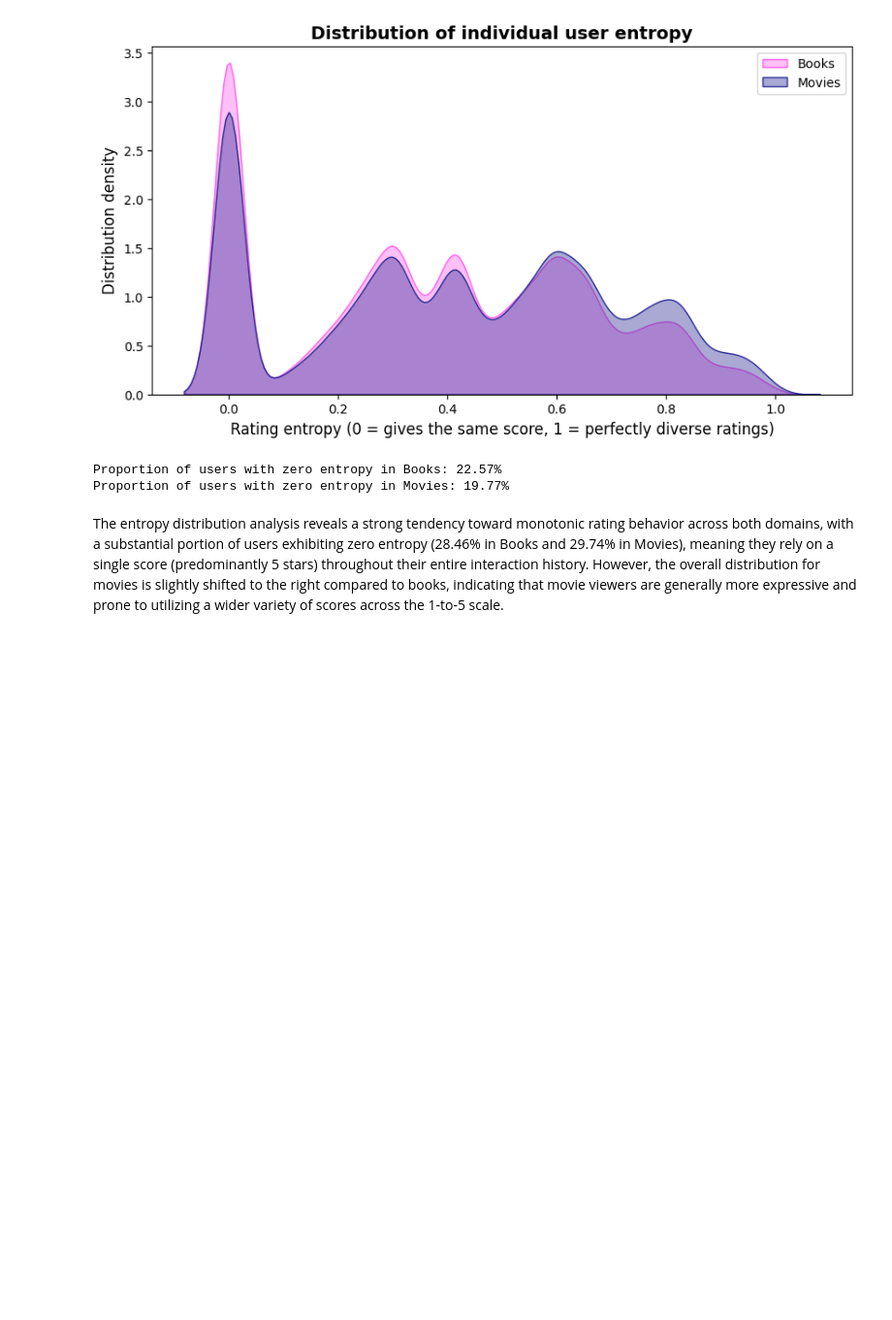
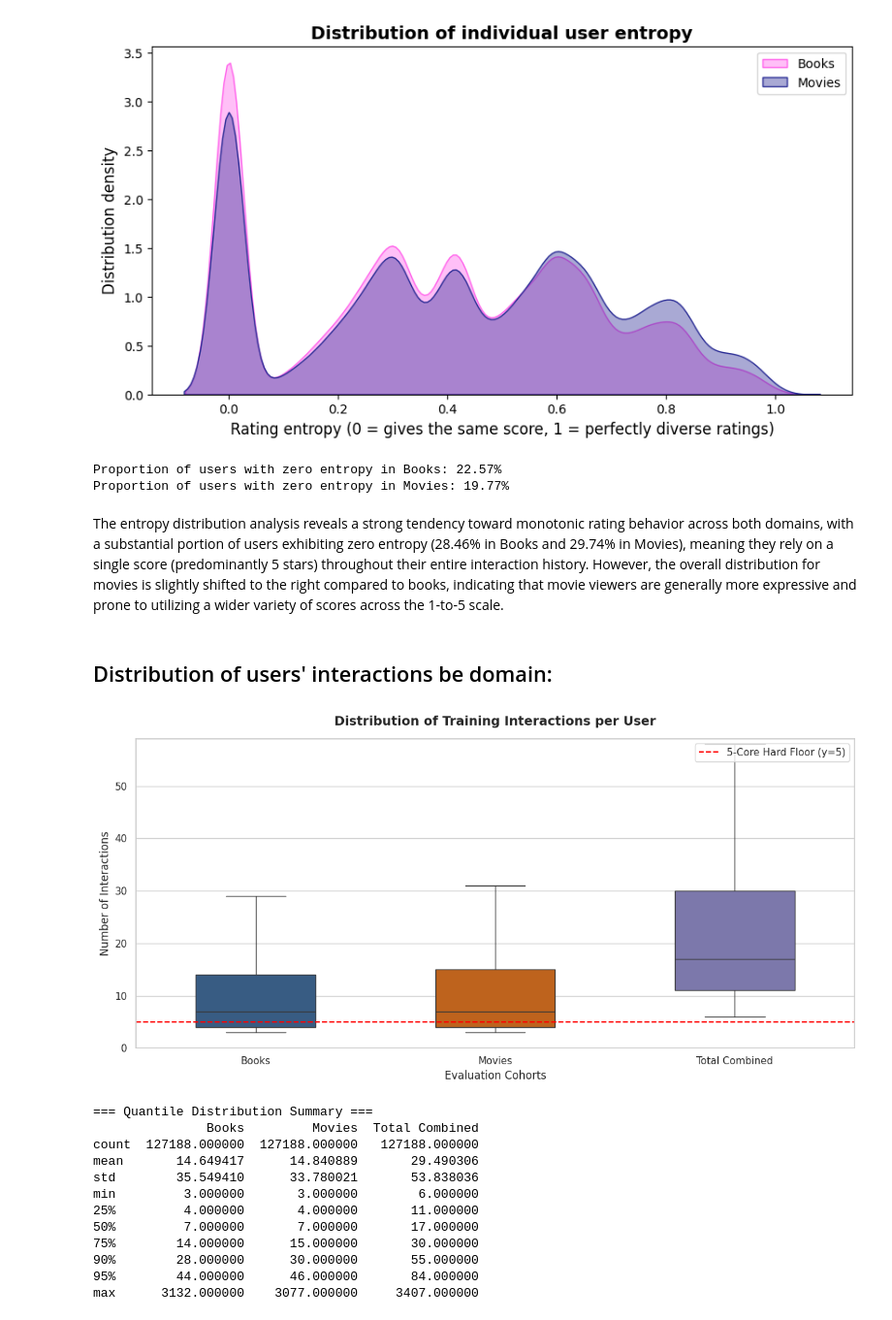
Before and after one commit to mkobycheva/recommendation-system, a Jupyter notebook: notebooks/00_eda.ipynb, the cells around one changed output. Shown at 97% size. Drawn from its saved outputs; the diff is of its cells as text; code cells hidden in the pictures; blank space fills up the shorter version.

Commit message:
Added boxplots

```diff
--- a/notebooks/00_eda.ipynb
+++ b/notebooks/00_eda.ipynb
@@ -436,3 +436,63 @@ Proportion of users with zero entropy in Books: 22.57%
 Proportion of users with zero entropy in Movies: 19.77%
 # %% [markdown]
 The entropy distribution analysis reveals a strong tendency toward monotonic rating behavior across both domains, with a substantial portion of users exhibiting zero entropy (28.46% in Books and 29.74% in Movies), meaning they rely on a single score (predominantly 5 stars) throughout their entire interaction history. However, the overall distribution for movies is slightly shifted to the right compared to books, indicating that movie viewers are generally more expressive and prone to utilizing a wider variety of scores across the 1-to-5 scale.
+# %% [markdown]
+## Distribution of users' interactions be domain:
+# %%
+# 1. Calculate interaction counts per user directly from your loaded sources
+user_books_counts = books_train.groupby('user_id').size().rename('Books')
+user_movies_counts = movies_train.groupby('user_id').size().rename('Movies')
+
+# For the total combined, we align them on user_id and sum them up
+# fillna(0) ensures users with missing cross-domain match records don't break the sum
+plot_df = pd.concat([user_books_counts, user_movies_counts], axis=1).fillna(0)
+plot_df['Total Combined'] = plot_df['Books'] + plot_df['Movies']
+
+# 2. Setup the matplotlib figure environment
+plt.figure(figsize=(12, 6))
+sns.set_theme(style="whitegrid")
+
+# 3. Create the boxplot (showfliers=False hides extreme outliers so the box shapes are readable)
+ax = sns.boxplot(
+    data=plot_df[['Books', 'Movies', 'Total Combined']],
+    palette=['#2b5c8f', '#d95f02', '#7570b3'],
+    showfliers=False,
+    width=0.5
+)
+
+# 4. Add the horizontal line marking the 5-Core structural minimum baseline
+plt.axhline(y=5, color='red', linestyle='--', linewidth=1.5, label='5-Core Hard Floor (y=5)')
+
+# 5. Customize presentation labels and layout
+plt.title('Distribution of Training Interactions per User', fontsize=14, pad=15, fontweight='bold')
+plt.ylabel('Number of Interactions', fontsize=12)
+plt.xlabel('Evaluation Cohorts', fontsize=12)
+plt.xticks(fontsize=11)
+plt.yticks(fontsize=11)
+
+# Dynamic y-axis scaling to show a clean view of the boxes
+max_y = int(plot_df[['Books', 'Movies']].quantile(0.95).max() * 1.3)
+plt.ylim(0, max_y)
+
+plt.legend(loc='upper right', frameon=True)
+plt.tight_layout()
+
+# 6. Render chart and output summary statistics for your slides
+plt.show()
+
+print("\n=== Quantile Distribution Summary ===")
+print(plot_df[['Books', 'Movies', 'Total Combined']].describe(percentiles=[0.25, 0.5, 0.75, 0.90, 0.95]))
+# %% [output]
+[figure, added]
+=== Quantile Distribution Summary ===
+               Books         Movies  Total Combined
+count  127188.000000  127188.000000   127188.000000
+mean       14.649417      14.840889       29.490306
+std        35.549410      33.780021       53.838036
+min         3.000000       3.000000        6.000000
+25%         4.000000       4.000000       11.000000
+50%         7.000000       7.000000       17.000000
+75%        14.000000      15.000000       30.000000
+90%        28.000000      30.000000       55.000000
+95%        44.000000      46.000000       84.000000
+max      3132.000000    3077.000000     3407.000000
```
Also changed, not shown: parts of 2 cells of this notebook.
